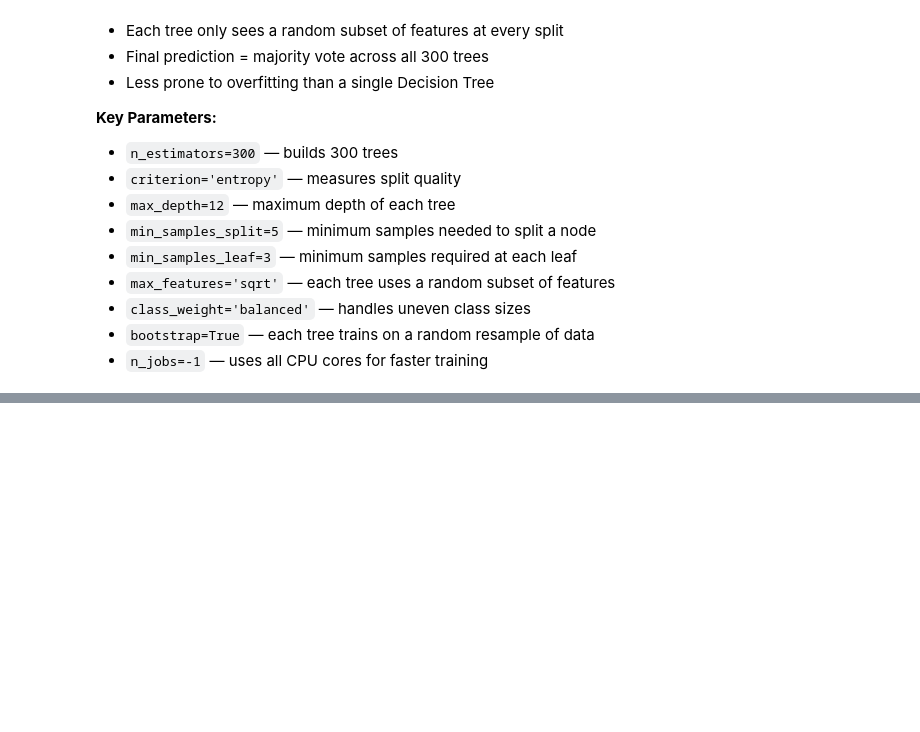
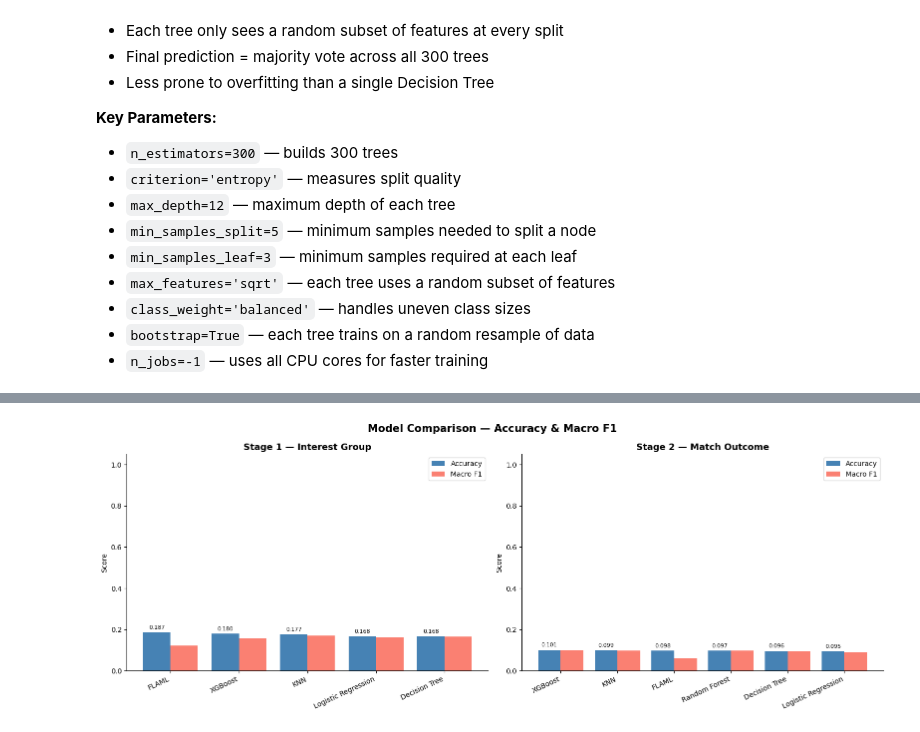
Before and after one commit to Lievaashini/Lieva---ML, a Jupyter notebook: wid3006_assignment_data_cleaning.ipynb, the cells around one changed output, grey strips where cells are left out. Cells and saved outputs as stored; diff of their text form; code cells hidden in the pictures; blank space fills up the shorter version.

```diff
--- a/wid3006_assignment_data_cleaning.ipynb
+++ b/wid3006_assignment_data_cleaning.ipynb
@@ -1158,0 +1387,20 @@ separates the classes
+# %%
+# ── FLAML Stage 2 — Automated baseline for match_outcome ─────────────
+flaml_s2 = AutoML()
+flaml_s2.fit(
+    X_train_s2, y2_train_enc,
+    task='classification',
+    metric='accuracy',
+    time_budget=120,
+    estimator_list=['xgboost', 'rf', 'lgbm'],
+    verbose=0
+)
+
+flaml_s2_pred     = flaml_s2.predict(X_test_s2)
+flaml_s2_prob     = flaml_s2.predict_proba(X_test_s2)
+flaml_s2_accuracy = accuracy_score(y2_test_enc, flaml_s2_pred)
+
+print(f"FLAML Stage 2 Best Model : {flaml_s2.best_estimator}")
+print(f"FLAML Stage 2 Accuracy   : {round(flaml_s2_accuracy * 100, 2)}%")
+print(classification_report(y2_test_enc, flaml_s2_pred,
+                             target_names=match_classes, zero_division=0))
@@ -1158,0 +1534,72 @@ separates the classes
+# %%
+# ── Comparison tables + bar chart ───────────────────────────────────
+import pandas as pd
+import matplotlib.pyplot as plt
+from sklearn.metrics import accuracy_score, f1_score
+
+def evaluate(name, y_true, y_pred):
+    return {
+        'Model':    name,
+        'Accuracy': round(accuracy_score(y_true, y_pred), 4),
+        'Macro F1': round(f1_score(y_true, y_pred, average='macro', zero_division=0), 4)
+    }
+
+# ── Stage 1 ───────────────────────────────────────────────────────────────────
+s1_results = pd.DataFrame([
+    evaluate('Decision Tree',       y1_test_enc, dt_s1_pred),
+    evaluate('KNN',                 y1_test_enc, knn_s1_pred),
+    evaluate('Logistic Regression', y1_test_enc, lr_s1_pred),
+    evaluate('XGBoost',             y1_test_enc, xgb_s1_pred),
+    evaluate('FLAML',               y1_test_enc, flaml_s1_pred),
+]).sort_values('Accuracy', ascending=False).reset_index(drop=True)
+
+print("═" * 45)
+print("  STAGE 1 — Interest Group Prediction")
+print("═" * 45)
+print(s1_results.to_string(index=False))
+
+# ── Stage 2 ───────────────────────────────────────────────────────────────────
+s2_results = pd.DataFrame([
+    evaluate('Decision Tree',       y2_test_enc, dt_s2_pred),
+    evaluate('KNN',                 y2_test_enc, knn_s2_pred),
+    evaluate('Logistic Regression', y2_test_enc, lr_s2_pred),
+    evaluate('Random Forest',       y2_test_enc, rf_s2_pred),
+    evaluate('XGBoost',             y2_test_enc, xgb_s2_pred),
+    evaluate('FLAML',               y2_test_enc, flaml_s2_pred),
+]).sort_values('Accuracy', ascending=False).reset_index(drop=True)
+
+print("\n" + "═" * 45)
+print("  STAGE 2 — Match Outcome Prediction")
+print("═" * 45)
+print(s2_results.to_string(index=False))
+
+# ── Bar chart ─────────────────────────────────────────────────────────────────
+fig, axes = plt.subplots(1, 2, figsize=(16, 6))
+
+for ax, results, title in [
+    (axes[0], s1_results, 'Stage 1 — Interest Group'),
+    (axes[1], s2_results, 'Stage 2 — Match Outcome')
+]:
+    x = range(len(results))
+    bars = ax.bar(x, results['Accuracy'], width=0.4, label='Accuracy',
+                  color='steelblue', align='center')
+    ax.bar([i + 0.4 for i in x], results['Macro F1'], width=0.4,
+           label='Macro F1', color='salmon', align='center')
+    ax.set_xticks([i + 0.2 for i in x])
+    ax.set_xticklabels(results['Model'], rotation=25, ha='right', fontsize=10)
+    ax.set_ylim(0, 1.05)
+    ax.set_title(title, fontsize=13, fontweight='bold')
+    ax.set_ylabel('Score')
+    ax.legend()
+    ax.spines[['top', 'right']].set_visible(False)
+    for bar in bars:
+        ax.text(bar.get_x() + bar.get_width() / 2,
+                bar.get_height() + 0.01,
+                f'{bar.get_height():.3f}',
+                ha='center', va='bottom', fontsize=8)
+
+plt.suptitle('Model Comparison — Accuracy & Macro F1', fontsize=15, fontweight='bold')
+plt.tight_layout()
+plt.savefig('model_comparison.png', dpi=150, bbox_inches='tight')
+plt.show()
+# %% [output]
@@ -1158,0 +1626 @@ separates the classes
+[figure, added]
```
Also changed, not shown: parts of 35 cells of this notebook.
